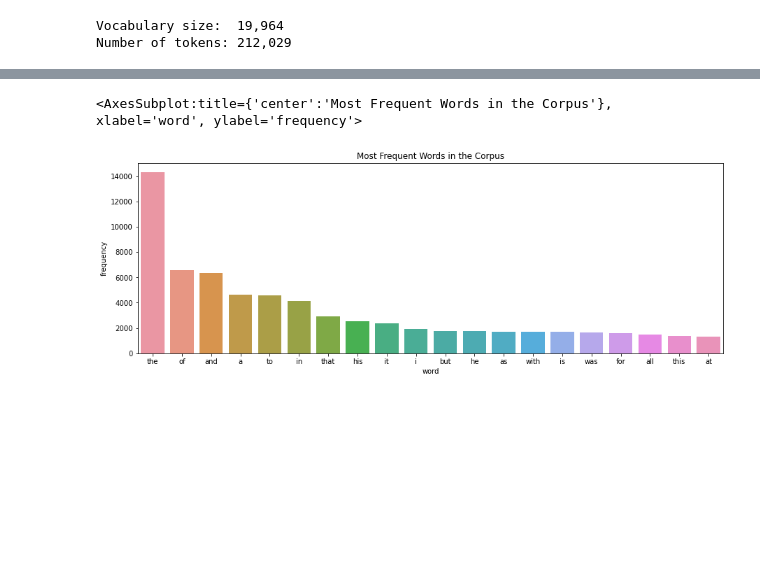
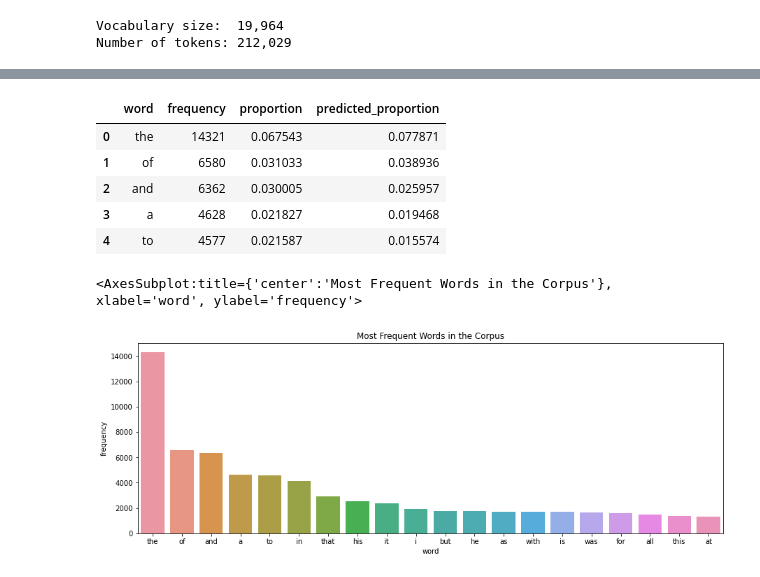
Before and after one commit to XavierXinchi/Zipf-s-law-Validation, a Jupyter notebook: Zipf's Validation.ipynb, the cells around one changed output, grey strips where cells are left out. Cells and saved outputs as stored; diff of their text form; code cells hidden in the pictures; blank space fills up the shorter version.

```diff
--- a/Zipf's Validation.ipynb
+++ b/Zipf's Validation.ipynb
@@ -48,3 +51,7 @@ print(f'Vocabulary size: {vocabulary_size:>7,}\nNumber of tokens: {tokens_size:,
 # %% [output]
 Vocabulary size:  19,964
 Number of tokens: 212,029
+# %%
+# Calculate the proportion of each word
+df['proportion'] = df['frequency']/df['frequency'].sum()
+df.head()
@@ -51,3 +78,19 @@ Number of tokens: 212,029
+# %%
+# Compute the predicted proportion by using zipf's law
+N = df['frequency'].sum()
+def zipf(N, k, s=1):
+    return (1/k**s)/(np.sum(1/(np.arange(1, N+1)**s)))
+
+vectorize_zipf = np.vectorize(lambda x: zipf(N, x))
+df['predicted_proportion'] = vectorize_zipf(df.index.values + 1)
+df.head()
+# %% [output]
+|  | word | frequency | proportion | predicted_proportion |
+| 0 | the | 14321 | 0.067543 | 0.077871 |
+| 1 | of | 6580 | 0.031033 | 0.038936 |
+| 2 | and | 6362 | 0.030005 | 0.025957 |
+| 3 | a | 4628 | 0.021827 | 0.019468 |
+| 4 | to | 4577 | 0.021587 | 0.015574 |
 # %%
 def plot_word_frequency(df, top_n):
     df.sort_values("frequency",inplace=True,ascending=False)
```
Also changed, not shown: parts of 8 cells of this notebook, 1 other file.
